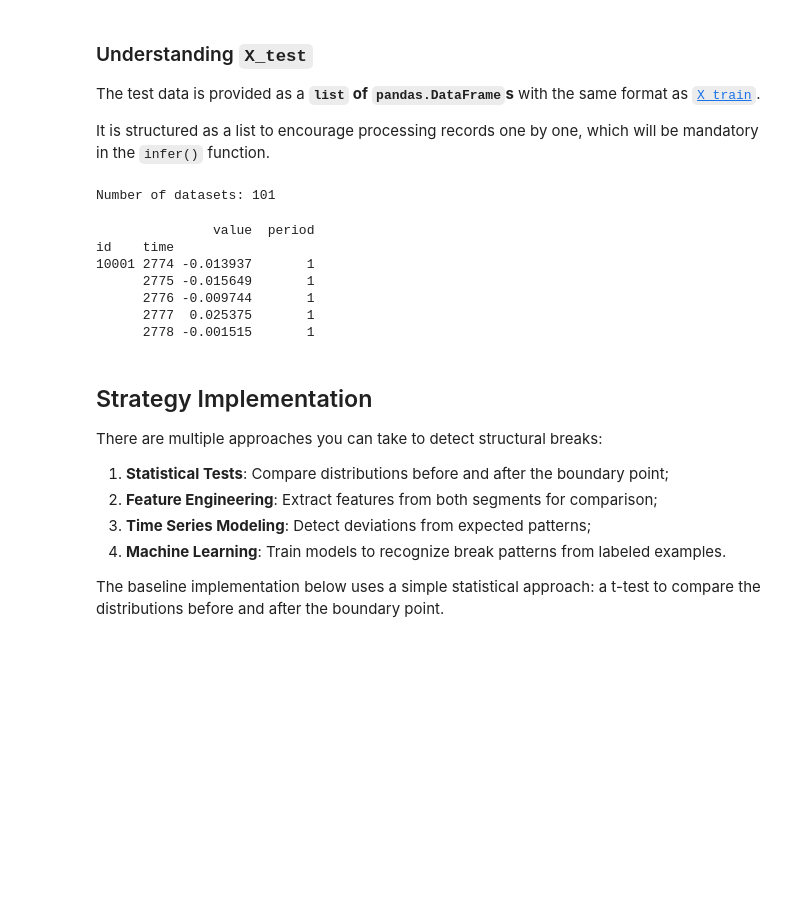
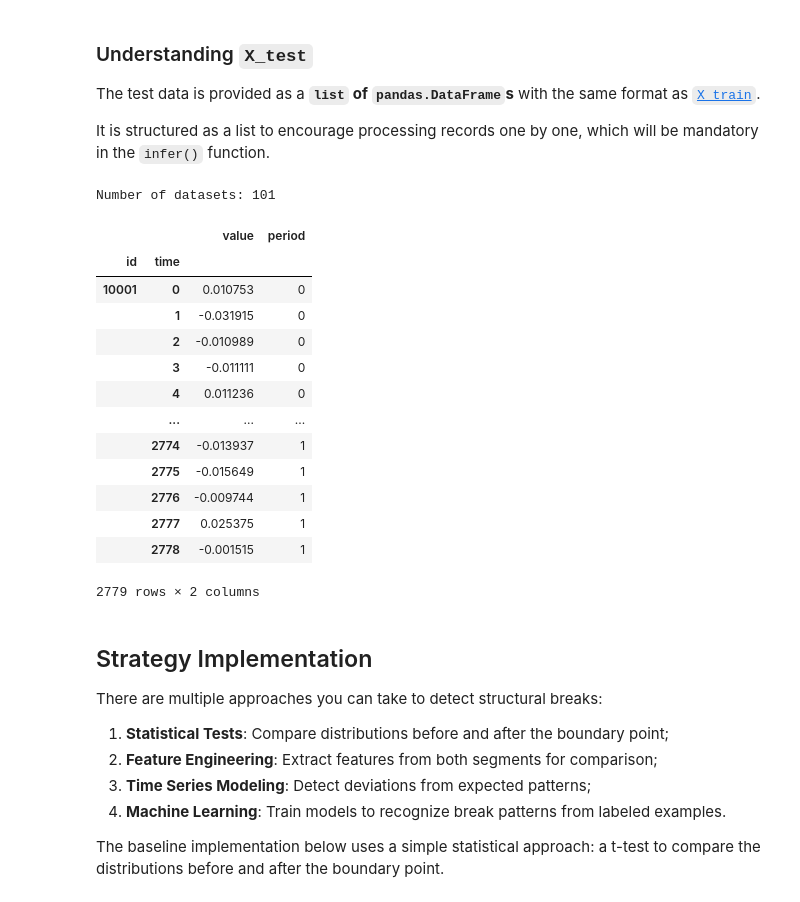
Before and after one commit to aah3/ERP, a Jupyter notebook: competitions/structural-break/quickstarters/baseline/baseline.ipynb, the cells around one changed output. Cells and saved outputs as stored; diff of their text form; code cells hidden in the pictures; blank space fills up the shorter version.

```diff
--- a/competitions/structural-break/quickstarters/baseline/baseline.ipynb
+++ b/competitions/structural-break/quickstarters/baseline/baseline.ipynb
@@ -631,16 +1666,25 @@ The test data is provided as a **`list` of `pandas.DataFrame`s** with the same f
 It is structured as a list to encourage processing records one by one, which will be mandatory in the `infer()` function.
 # %%
 print("Number of datasets:", len(X_test))
-print(X_test[0].tail())
 # %% [output]
 Number of datasets: 101
-               value  period
-id    time
-10001 2774 -0.013937       1
-      2775 -0.015649       1
-      2776 -0.009744       1
-      2777  0.025375       1
-      2778 -0.001515       1
+# %%
+X_test[0]
+# %% [output]
+|  |  | value | period |
+| id | time |  |  |
+| 10001 | 0 | 0.010753 | 0 |
+|  | 1 | -0.031915 | 0 |
+|  | 2 | -0.010989 | 0 |
+|  | 3 | -0.011111 | 0 |
+|  | 4 | 0.011236 | 0 |
+|  | ... | ... | ... |
+|  | 2774 | -0.013937 | 1 |
+|  | 2775 | -0.015649 | 1 |
+|  | 2776 | -0.009744 | 1 |
+|  | 2777 | 0.025375 | 1 |
+|  | 2778 | -0.001515 | 1 |
+2779 rows × 2 columns
 # %% [markdown]
 ## Strategy Implementation
 
```
Also changed, not shown: parts of 16 cells of this notebook.
